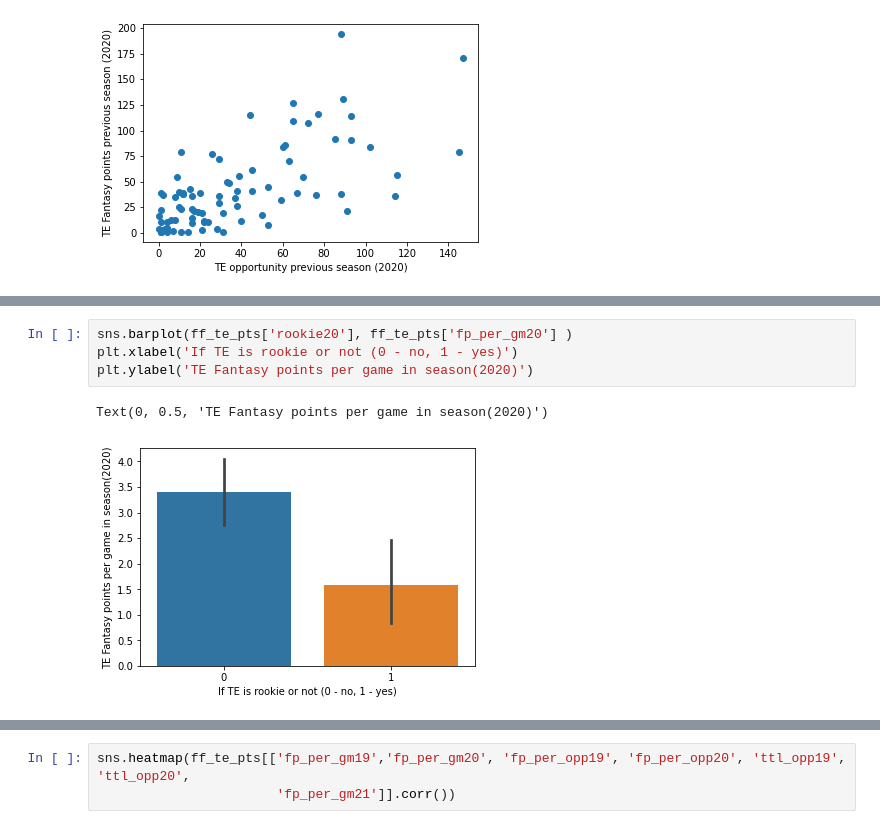
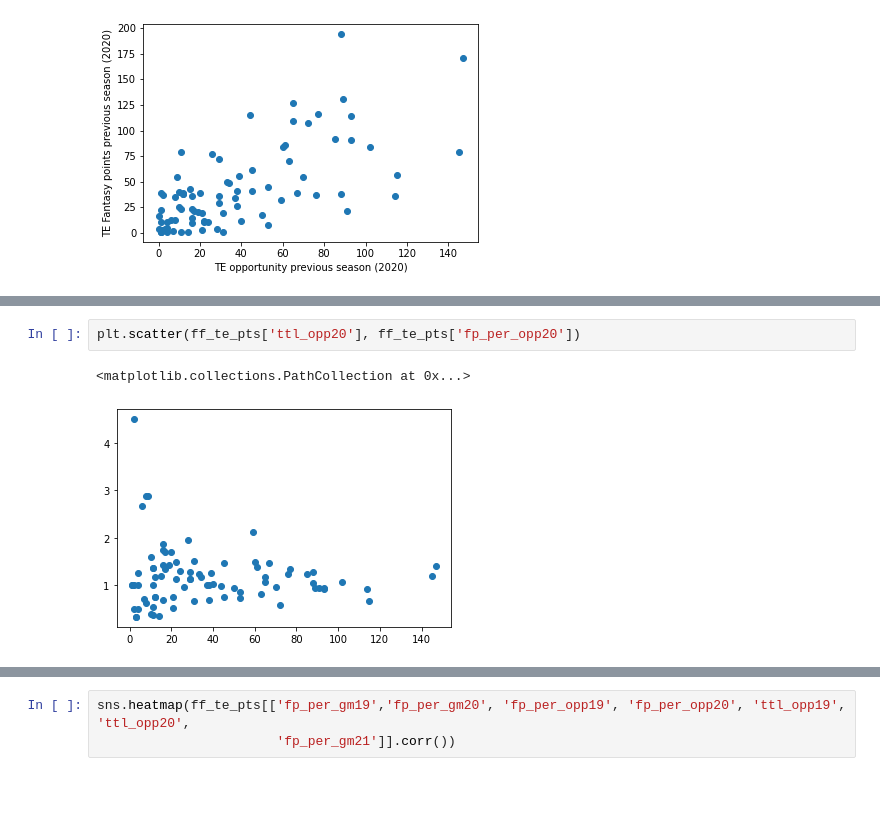
Before and after one commit to stephenkuc/Predicting_Fantasy_Football_Scores, a Jupyter notebook: FF_Analysis_ffpoints.ipynb, the cells around one changed output, grey strips where cells are left out. Saved outputs shown, nothing was run; the diff lists cells and outputs as text; blank space fills up the shorter version.

```diff
--- a/FF_Analysis_ffpoints.ipynb
+++ b/FF_Analysis_ffpoints.ipynb
@@ -750,7 +743,5 @@ Text(0, 0.5, 'TE Fantasy points in season(2020)')
-# %%
-sns.barplot(ff_te_pts['rookie20'], ff_te_pts['fp_per_gm20'] )
-plt.xlabel('If TE is rookie or not (0 - no, 1 - yes)')
-plt.ylabel('TE Fantasy points per game in season(2020)')
-# %% [output]
-Text(0, 0.5, 'TE Fantasy points per game in season(2020)')
-[figure, removed]
+# %%
+plt.scatter(ff_te_pts['ttl_opp20'], ff_te_pts['fp_per_opp20'])
+# %% [output]
+<matplotlib.collections.PathCollection at 0x...>
+[figure, added]
```
Also changed, not shown: parts of 107 cells of this notebook.
